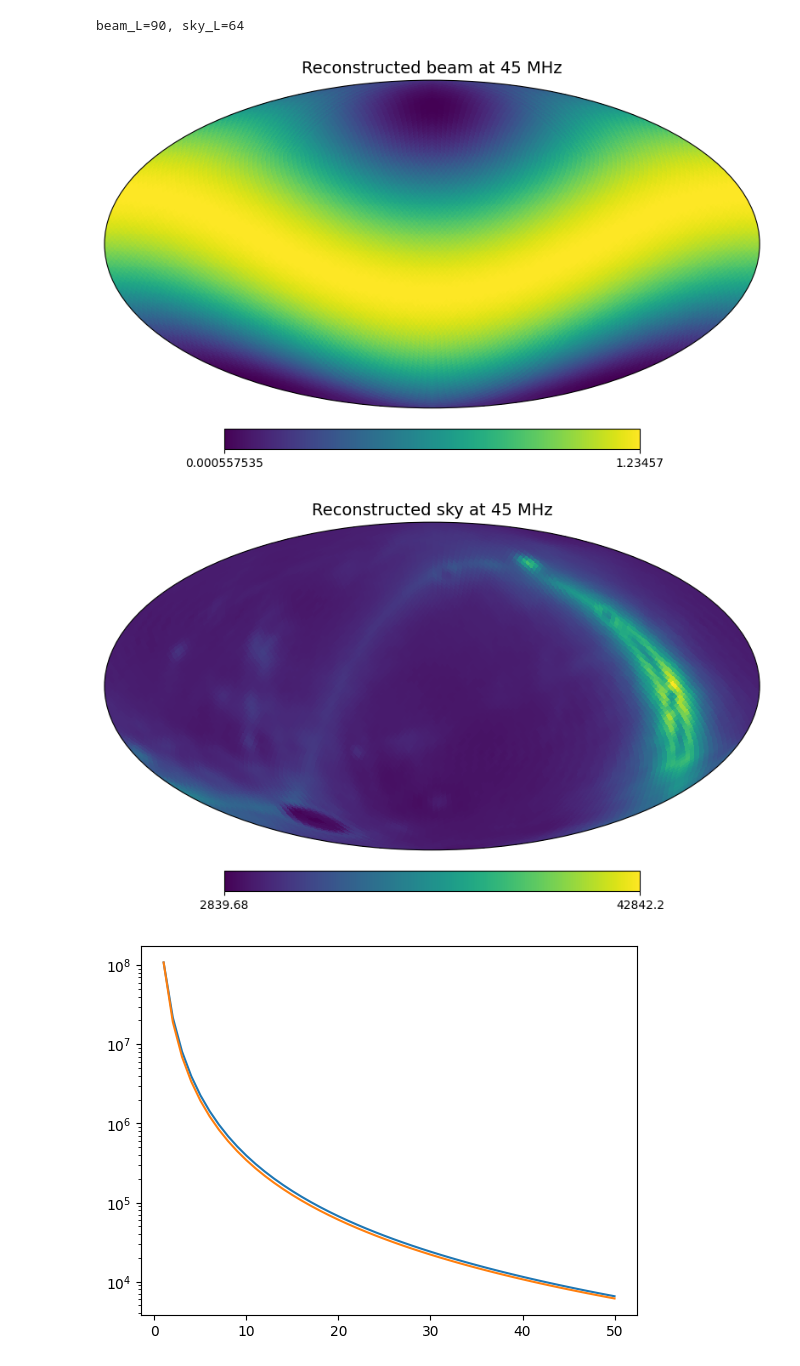
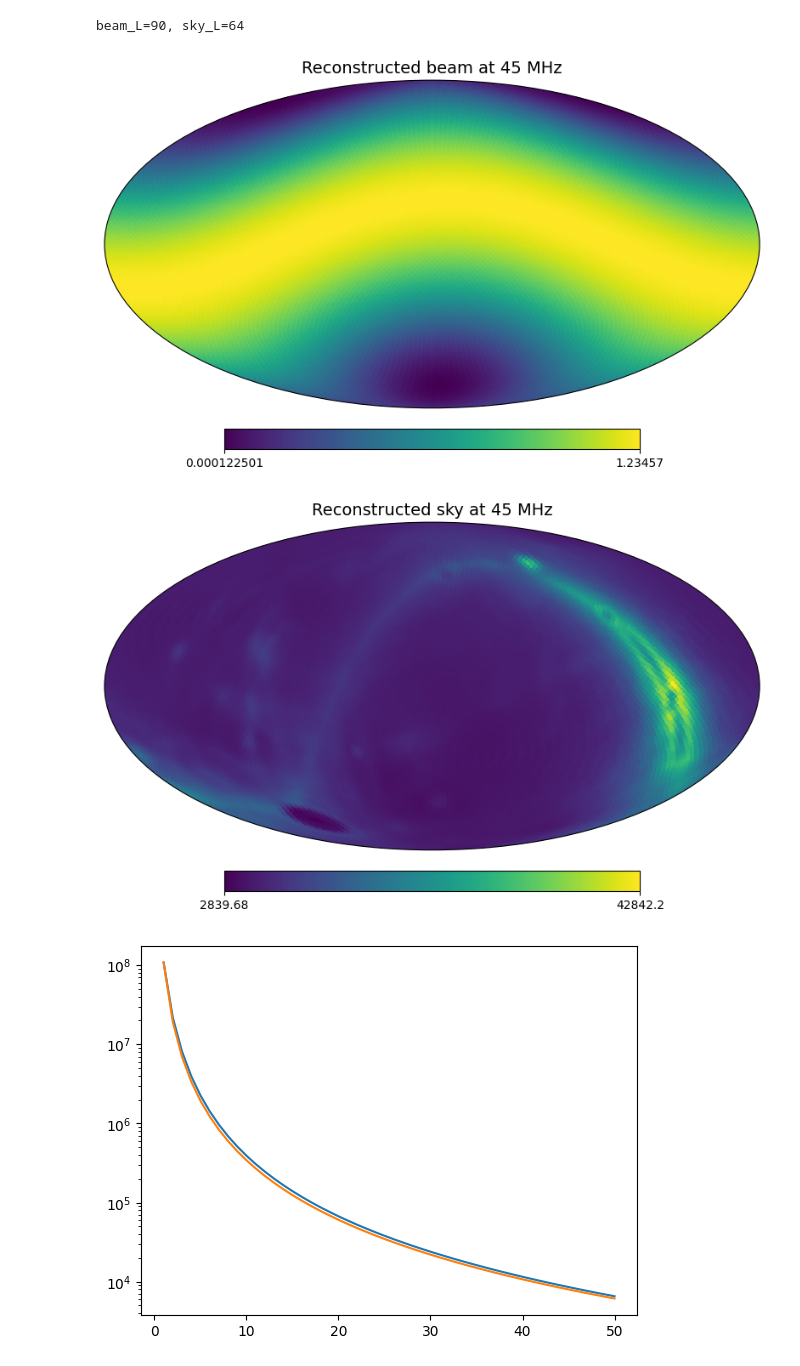
Before and after one commit to christianhbye/croissant, a Jupyter notebook: notebooks/croissant_jax.ipynb, the cells around one changed output. Saved outputs shown, nothing was run; the diff lists cells and outputs as text; code cells hidden in the pictures.

```diff
--- a/notebooks/croissant_jax.ipynb
+++ b/notebooks/croissant_jax.ipynb
@@ -110,10 +110,10 @@ phases = crojax.simulator.rot_alm_z(sim_lmax, ntimes, dt, world=world)
 
 # get the euler angles and wigner d functions for the coordinate transforms
 eul_topo, dl_topo = crojax.rotations.generate_euler_dl(
-    sim_lmax, topo, "mcmf"
+    sim_lmax, topo, "mepa"
 )  # beam transform, from topocentric to mcmf
 eul_gal, dl_gal = crojax.rotations.generate_euler_dl(
-    sim_lmax, "galactic", "mcmf"
+    sim_lmax, "galactic", "mepa"
 )  # sky transform, from galactic to mcmf
 
 topo2mcmf = partial(
@@ -130,33 +130,33 @@ gal2mcmf = partial(
 )
 # %%
 # coordinate transform
-beam_alm_mcmf = jax.vmap(topo2mcmf)(beam_alm)
-sky_alm_mcmf = jax.vmap(gal2mcmf)(sky_alm)
+beam_alm_mepa = jax.vmap(topo2mcmf)(beam_alm)
+sky_alm_mepa = jax.vmap(gal2mcmf)(sky_alm)
 # %%
 # beam and sky as seen by simulator after transformed back to healpix
 beam_reconstructed = s2fft.inverse_jax(
-    beam_alm_mcmf[ix],
+    beam_alm_mepa[ix],
     L=sim_L,
     spin=0,
     nside=nside,
     sampling="healpix",
     reality=True,
 ).real
 sky_reconstructed = s2fft.inverse(
-    sky_alm_mcmf[ix],
+    sky_alm_mepa[ix],
     L=sim_L,
     spin=0,
     nside=nside,
     sampling="healpix",
     method="jax_healpy",
     reality=True,
 ).real
 
 projview(m=beam_reconstructed, title=f"Reconstructed beam at {freq[ix]} MHz")
 projview(m=sky_reconstructed, title=f"Reconstructed sky at {freq[ix]} MHz")
 plt.show()
 # %% [output]
-[figure, old version]
+[figure, new version]
 [figure]
 # %%
 vis = (
```
Also changed, not shown: parts of 1 cell of this notebook, 1 other file.
